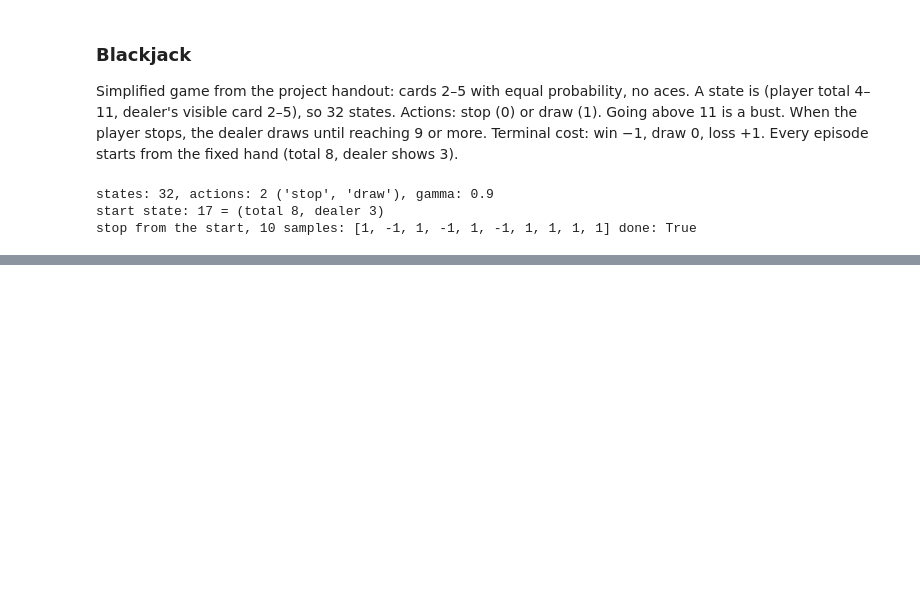
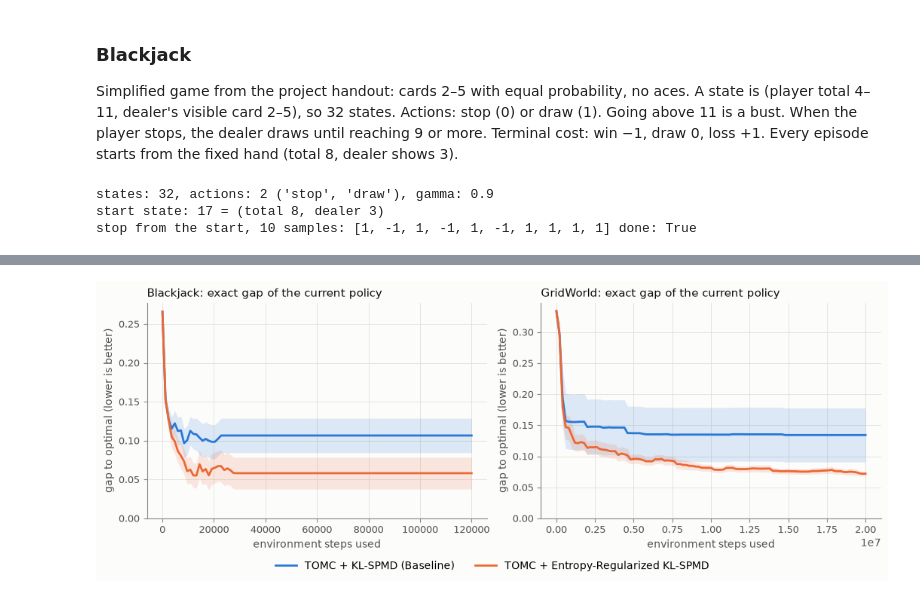
Before and after one commit to anjilab/IE-692-RL-Project, a Jupyter notebook: notebooks/entropy_reg_spmd.ipynb, the cells around one changed output, grey strips where cells are left out. Saved outputs shown, nothing was run; the diff lists cells and outputs as text; code cells hidden in the pictures; blank space fills up the shorter version.

```diff
--- a/notebooks/entropy_reg_spmd.ipynb
+++ b/notebooks/entropy_reg_spmd.ipynb
@@ -252,0 +176,46 @@ plt.show()
+# %%
+jobs = []
+for (name, method), r in chosen.items():
+    params = {"estimator.bias": sweep.BIAS, "spmd.step_size": r["step_size"]}
+    if r["tau"] > 0:
+        params["spmd.tau"] = r["tau"]
+    jobs += [
+        Job(str(CONFIG_PATH), name, method, tuple(sorted(params.items())), seed, BUDGETS[name])
+        for seed in TEST_SEEDS
+    ]
+results = map_jobs(jobs, default_workers())
+# %%
+import matplotlib.pyplot as plt
+
+COLORS = {"baseline": "#2a78d6", "entropy_reg": "#eb6834"}
+SURFACE, INK, INK_SECONDARY, MUTED, GRID = "#fcfcfb", "#0b0b0b", "#52514e", "#898781", "#e1e0d9"
+points = np.linspace(0, 1, 101)  # fractions of the budget
+
+fig, axes = plt.subplots(1, 2, figsize=(10.4, 3.9), layout="constrained", facecolor=SURFACE)
+for ax, name in zip(axes, ("Blackjack", "GridWorld"), strict=True):
+    for method, color in COLORS.items():
+        curves = np.array(
+            [
+                gap_curve(results[job], job.budget, points)
+                for job in jobs
+                if (job.problem, job.method) == (name, method)
+            ]
+        )
+        mean, se = curves.mean(axis=0), curves.std(axis=0, ddof=1) / np.sqrt(len(curves))
+        x = points * BUDGETS[name]
+        ax.fill_between(x, mean - se, mean + se, color=color, alpha=0.15, linewidth=0)
+        ax.plot(x, mean, color=color, linewidth=2, label=method_label(CONFIG, method))
+    ax.set_facecolor(SURFACE)
+    ax.grid(color=GRID, linewidth=0.6)
+    ax.set_axisbelow(True)
+    ax.spines[["top", "right"]].set_visible(False)
+    ax.spines[["left", "bottom"]].set_color(MUTED)
+    ax.tick_params(colors=MUTED, labelcolor=INK_SECONDARY, labelsize=9)
+    ax.set_title(f"{name}: exact gap of the current policy", loc="left", fontsize=11, color=INK)
+    ax.set_xlabel("environment steps used", color=INK_SECONDARY)
+    ax.set_ylabel("gap to optimal (lower is better)", color=INK_SECONDARY)
+    ax.set_ylim(bottom=0)
+fig.legend(*axes[0].get_legend_handles_labels(), loc="outside lower center", ncol=2, frameon=False)
+plt.show()
+# %% [output]
+[figure, added]
```
Also changed, not shown: parts of 13 cells of this notebook, 18 other files.
